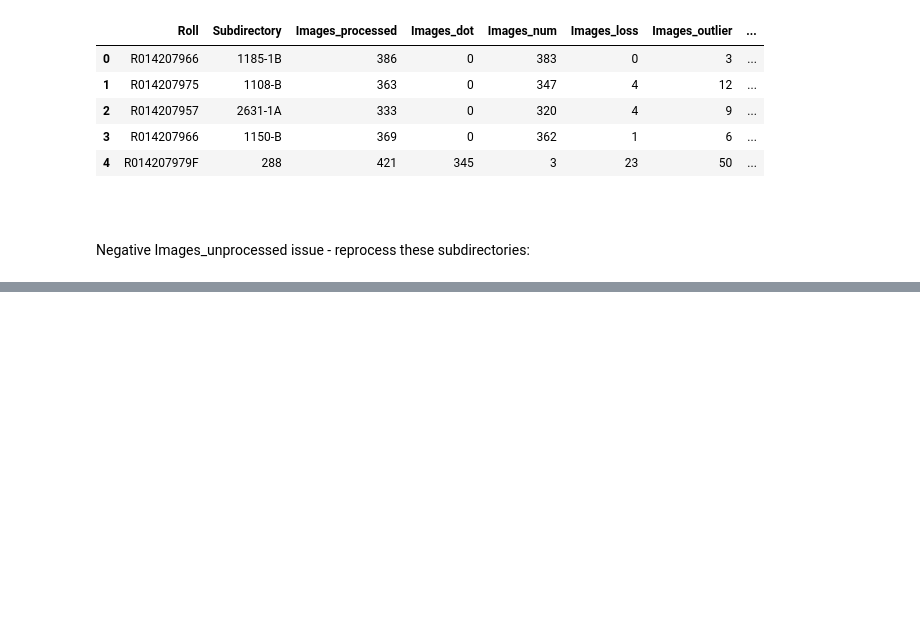
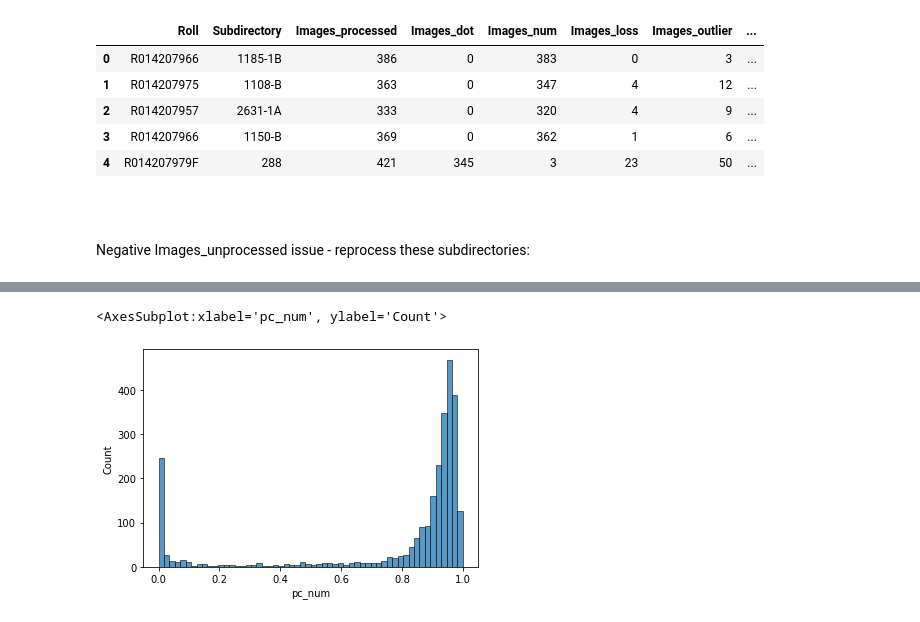
Before and after one commit to asc-csa/Alouette_ISIS_extract, a Jupyter notebook: 10_Analyze Processing Quality.ipynb, the cells around one changed output, grey strips where cells are left out. Saved outputs shown, nothing was run; the diff lists cells and outputs as text; code cells hidden in the pictures; blank space fills up the shorter version.

```diff
--- a/10_Analyze Processing Quality.ipynb
+++ b/10_Analyze Processing Quality.ipynb
@@ -397,0 +442,5 @@ df2.to_csv(logDir + 'reprocess_list.csv', index=False)
+# %%
+sns.histplot(data=df2, x='pc_num')
+# %% [output]
+<AxesSubplot:xlabel='pc_num', ylabel='Count'>
+[figure, added]
```
Also changed, not shown: parts of 31 cells of this notebook, 1 other file.
